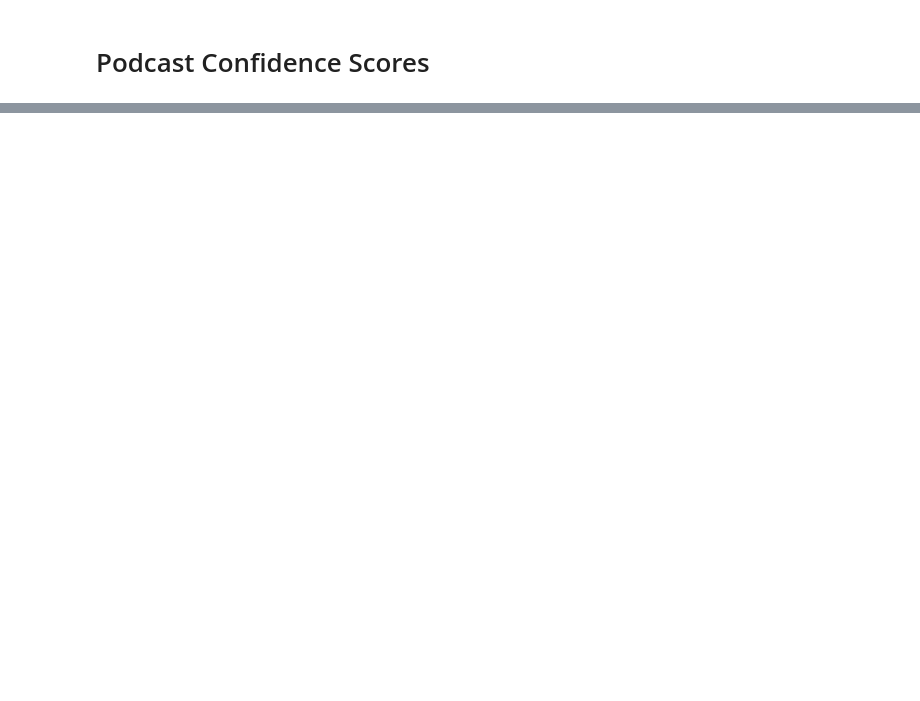
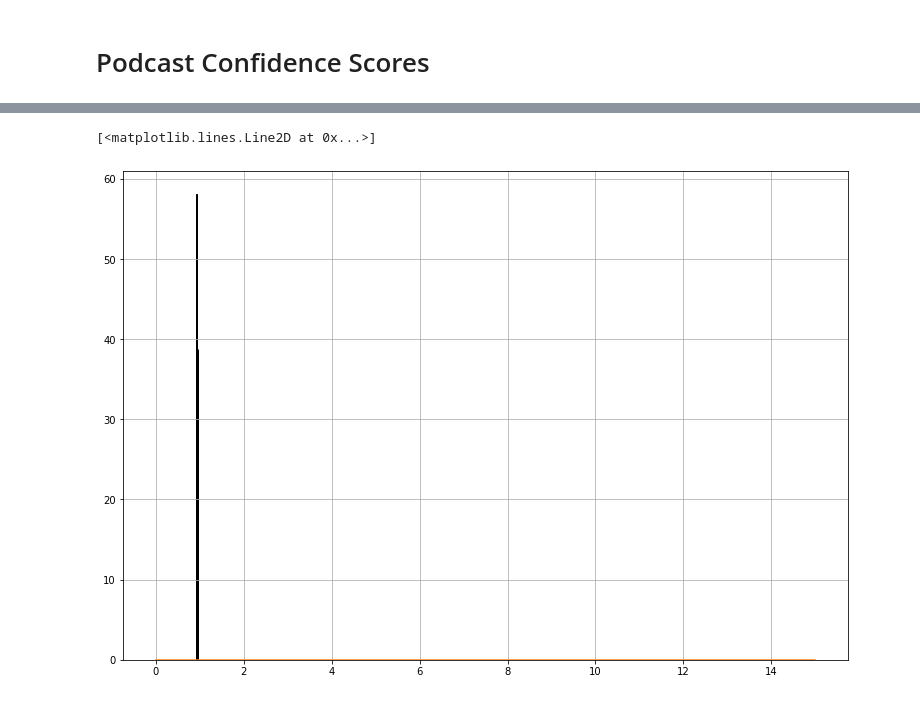
Before and after one commit to UNCG-CSE/Podknow, a Jupyter notebook: src/notebooks/PodcastConfidenceScores.ipynb, the cells around one changed output, grey strips where cells are left out. Cells and saved outputs as stored; diff of their text form; code cells hidden in the pictures; blank space fills up the shorter version.

```diff
--- a/src/notebooks/PodcastConfidenceScores.ipynb
+++ b/src/notebooks/PodcastConfidenceScores.ipynb
@@ -34,0 +156,16 @@ AttributeError: 'str' object has no attribute 'read'
+# %%
+# Lets fit our data into the MoM estimator.
+
+alpha_mom = ovConfScoreMean ** 2 / ovConfScoreVar
+beta_mom = ovConfScoreVar / ovConfScoreMean
+
+
+from scipy.stats.distributions import gamma
+
+# Histogram
+df.OverallConfidence.hist(density=True, bins=15, ec='black', figsize=(13,9))
+label = 'alpha ={0:.2f}\nbeta = {1:.2f}'.format(alpha_mom, beta_mom)
+plt.plot(np.linspace(0,15), gamma.pdf(np.linspace(0,15),alpha_mom,beta_mom))
+# %% [output]
+[<matplotlib.lines.Line2D at 0x...>]
+[figure, added]
```
Also changed, not shown: parts of 11 cells of this notebook, 43 other files.
